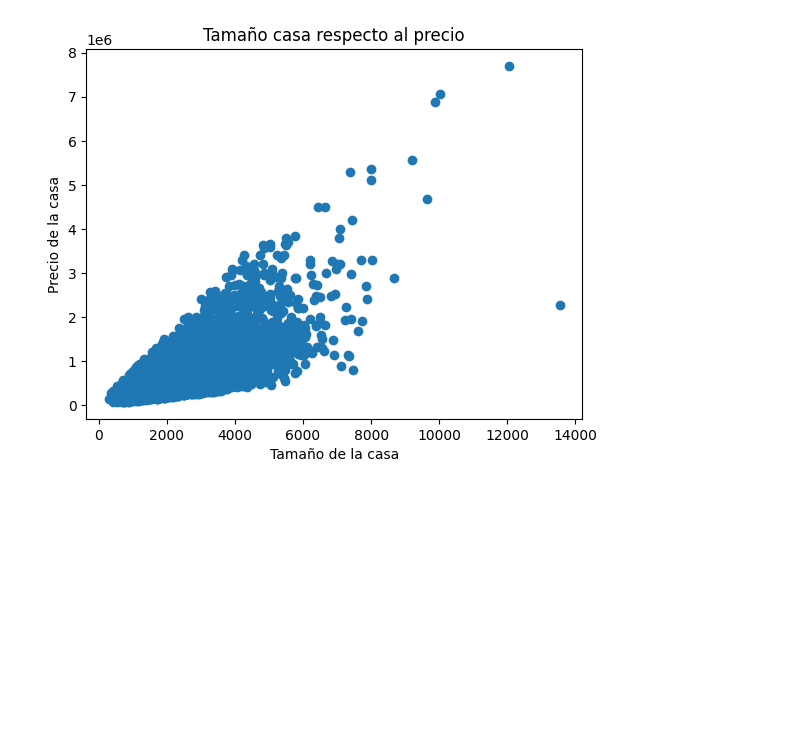
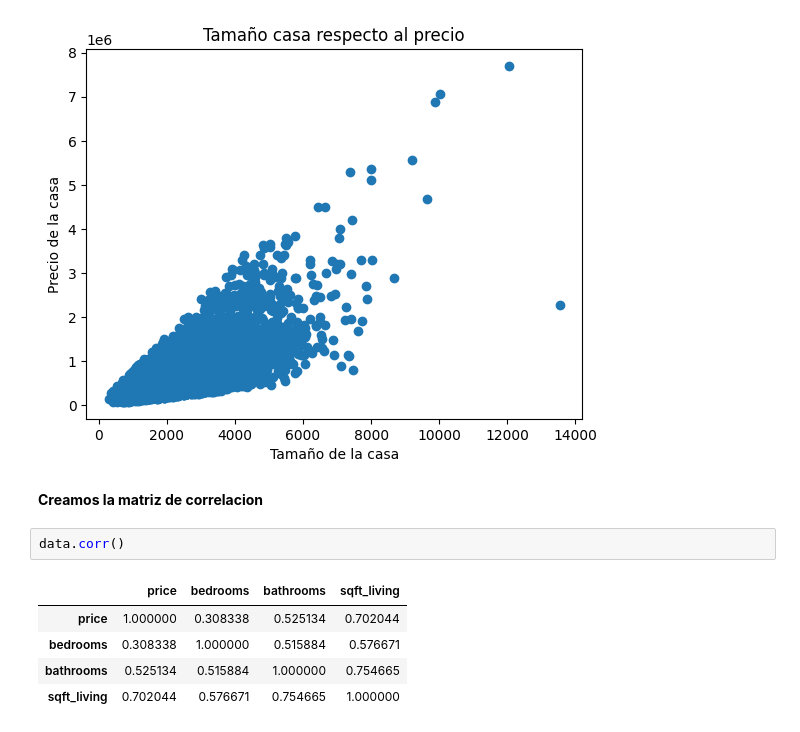
Before and after one commit to Godiex/bosting_house, a Jupyter notebook: exploratory_analysis.ipynb, the cells around one changed output. Drawn from its saved outputs; the diff is of its cells as text; blank space fills up the shorter version.

```diff
--- a/exploratory_analysis.ipynb
+++ b/exploratory_analysis.ipynb
@@ -60,3 +60,14 @@ plt.ylabel("Precio de la casa")
 # %% [output]
 Text(0, 0.5, 'Precio de la casa')
 [figure]
+# %% [markdown]
+**Creamos la matriz de correlacion**
+<image src="D:\Documentos\UPC\bosting_house\correlacion.png" alt="Matriz de correlacion">
+# %%
+data.corr()
+# %% [output]
+|  | price | bedrooms | bathrooms | sqft_living |
+| price | 1.000000 | 0.308338 | 0.525134 | 0.702044 |
+| bedrooms | 0.308338 | 1.000000 | 0.515884 | 0.576671 |
+| bathrooms | 0.525134 | 0.515884 | 1.000000 | 0.754665 |
+| sqft_living | 0.702044 | 0.576671 | 0.754665 | 1.000000 |
```
Also changed, not shown: 1 other file.
